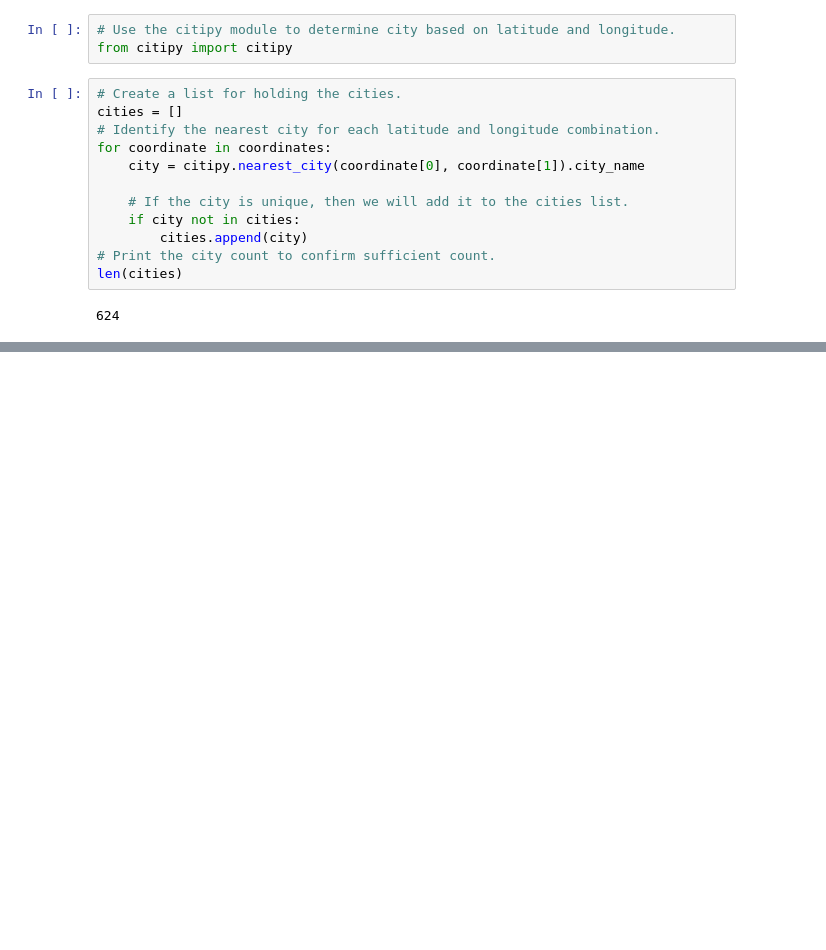
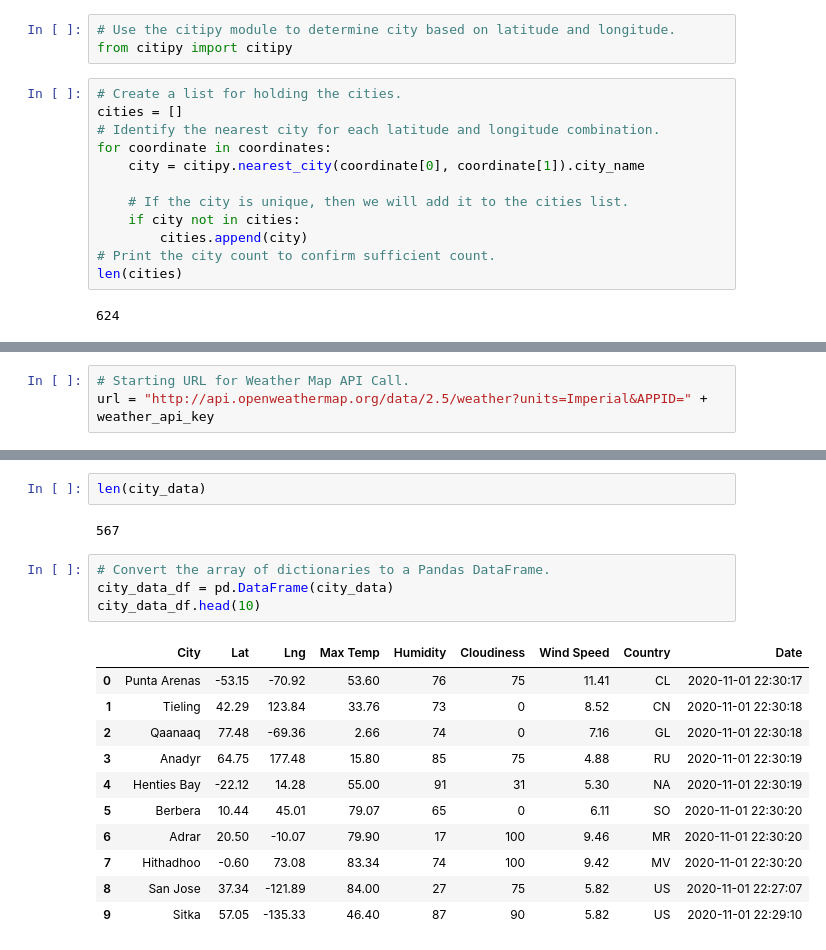
Before and after one commit to PJ427/World_Weather_Analysis, a Jupyter notebook: WeatherPy.ipynb, the cells around one changed output, grey strips where cells are left out. Drawn from its saved outputs; the diff is of its cells as text; blank space fills up the shorter version.

```diff
--- a/WeatherPy.ipynb
+++ b/WeatherPy.ipynb
@@ -33,0 +40,3 @@ len(cities)
+# %%
+# Starting URL for Weather Map API Call.
+url = "http://api.openweathermap.org/data/2.5/weather?units=Imperial&APPID=" + weather_api_key
@@ -33,0 +124,20 @@ len(cities)
+# %%
+len(city_data)
+# %% [output]
+567
+# %%
+# Convert the array of dictionaries to a Pandas DataFrame.
+city_data_df = pd.DataFrame(city_data)
+city_data_df.head(10)
+# %% [output]
+|  | City | Lat | Lng | Max Temp | Humidity | Cloudiness | Wind Speed | Country | Date |
+| 0 | Punta Arenas | -53.15 | -70.92 | 53.60 | 76 | 75 | 11.41 | CL | 2020-11-01 22:30:17 |
+| 1 | Tieling | 42.29 | 123.84 | 33.76 | 73 | 0 | 8.52 | CN | 2020-11-01 22:30:18 |
+| 2 | Qaanaaq | 77.48 | -69.36 | 2.66 | 74 | 0 | 7.16 | GL | 2020-11-01 22:30:18 |
+| 3 | Anadyr | 64.75 | 177.48 | 15.80 | 85 | 75 | 4.88 | RU | 2020-11-01 22:30:19 |
+| 4 | Henties Bay | -22.12 | 14.28 | 55.00 | 91 | 31 | 5.30 | NA | 2020-11-01 22:30:19 |
+| 5 | Berbera | 10.44 | 45.01 | 79.07 | 65 | 0 | 6.11 | SO | 2020-11-01 22:30:20 |
+| 6 | Adrar | 20.50 | -10.07 | 79.90 | 17 | 100 | 9.46 | MR | 2020-11-01 22:30:20 |
+| 7 | Hithadhoo | -0.60 | 73.08 | 83.34 | 74 | 100 | 9.42 | MV | 2020-11-01 22:30:20 |
+| 8 | San Jose | 37.34 | -121.89 | 84.00 | 27 | 75 | 5.82 | US | 2020-11-01 22:27:07 |
+| 9 | Sitka | 57.05 | -135.33 | 46.40 | 87 | 90 | 5.82 | US | 2020-11-01 22:29:10 |
```
Also changed, not shown: parts of 5 cells of this notebook.
